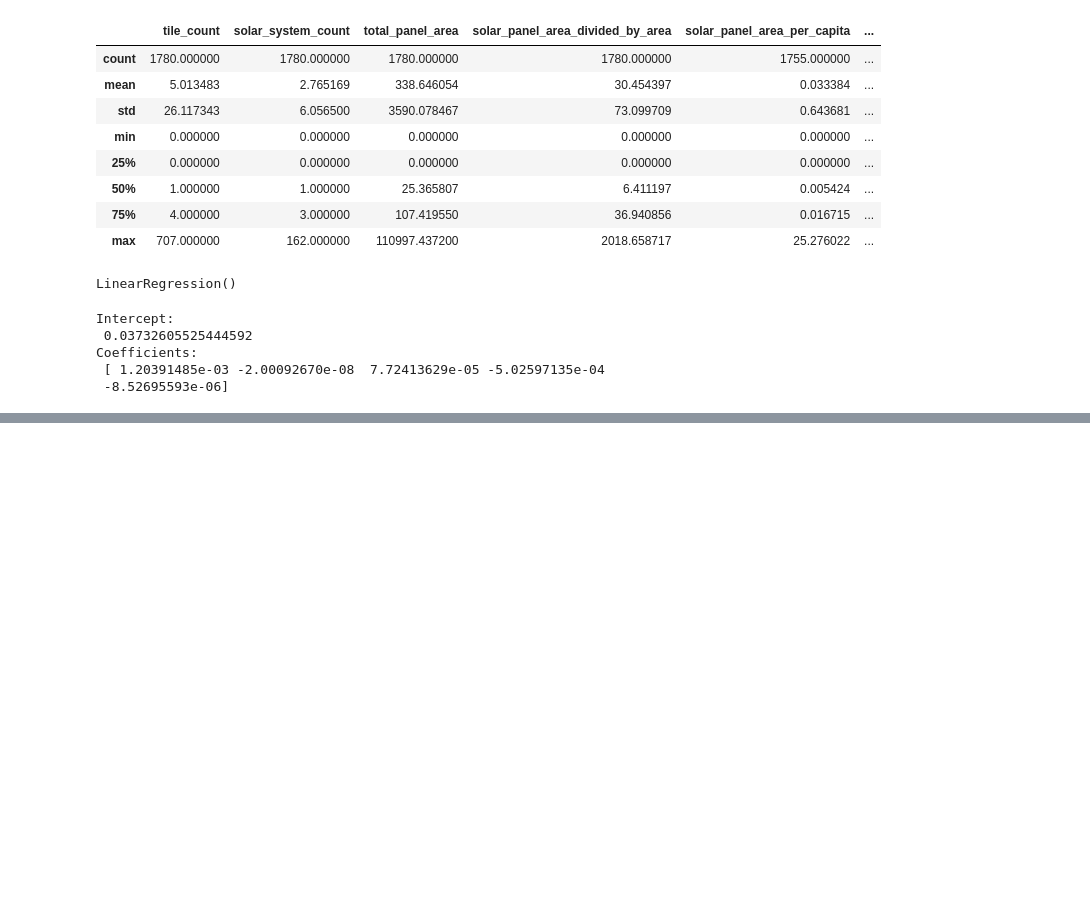
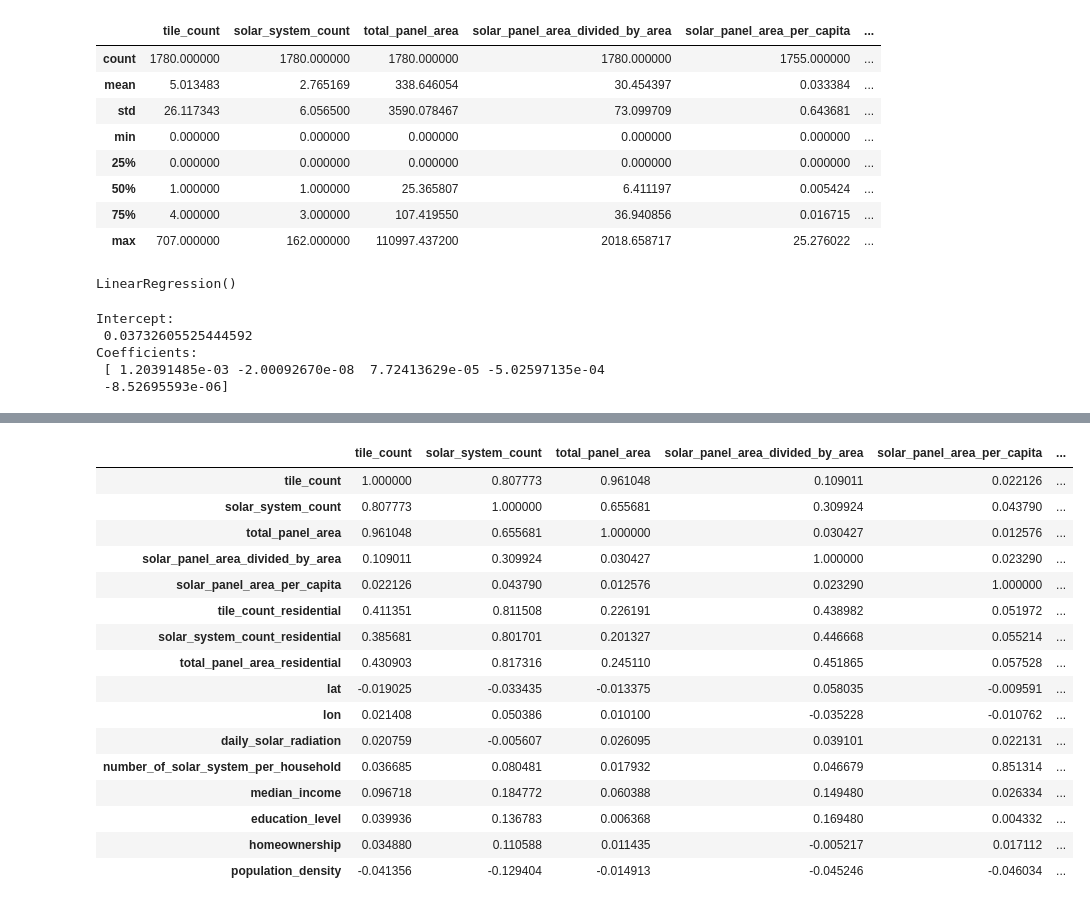
Before and after one commit to eescala2/Sunlight_Radiation_and_Solar_Panels, a Jupyter notebook: preliminary_sqlalchemy_preliminary_regression.ipynb, the cells around one changed output, grey strips where cells are left out. Drawn from its saved outputs; the diff is of its cells as text; code cells hidden in the pictures; blank space fills up the shorter version.

```diff
--- a/preliminary_sqlalchemy_preliminary_regression.ipynb
+++ b/preliminary_sqlalchemy_preliminary_regression.ipynb
@@ -2,7 +2,7 @@
 import psycopg2
 import pandas as pd
 from sqlalchemy import create_engine
-alchemyEngine = create_engine('postgresql+psycopg2://postgres:msuproject@solarmsuproject.cfrh4os4lzss.us-east-1.rds.amazonaws.com:5432/<password>', pool_recycle=3600);
+alchemyEngine = create_engine('postgresql+psycopg2://postgres:msuproject@solarmsuproject.cfrh4os4lzss.us-east-1.rds.amazonaws.com:5432/msuproject', pool_recycle=3600);
 #('postgresql://postgres:msuproject@solarmsuproject.cfrh4os4lzss.us-east-1.rds.amazonaws.com:5432/<password>')
 # %%
 dbConnection=alchemyEngine.connect();
@@ -136,0 +336,21 @@ strong multicollinearity or other numerical problems.
+# %%
+corr_matrix = dataFrame.corr()
+corr_matrix.style.background_gradient(cmap='coolwarm')
+# %% [output]
+|  | tile_count | solar_system_count | total_panel_area | solar_panel_area_divided_by_area | solar_panel_area_per_capita | ... |
+| tile_count | 1.000000 | 0.807773 | 0.961048 | 0.109011 | 0.022126 | ... |
+| solar_system_count | 0.807773 | 1.000000 | 0.655681 | 0.309924 | 0.043790 | ... |
+| total_panel_area | 0.961048 | 0.655681 | 1.000000 | 0.030427 | 0.012576 | ... |
+| solar_panel_area_divided_by_area | 0.109011 | 0.309924 | 0.030427 | 1.000000 | 0.023290 | ... |
+| solar_panel_area_per_capita | 0.022126 | 0.043790 | 0.012576 | 0.023290 | 1.000000 | ... |
+| tile_count_residential | 0.411351 | 0.811508 | 0.226191 | 0.438982 | 0.051972 | ... |
+| solar_system_count_residential | 0.385681 | 0.801701 | 0.201327 | 0.446668 | 0.055214 | ... |
+| total_panel_area_residential | 0.430903 | 0.817316 | 0.245110 | 0.451865 | 0.057528 | ... |
+| lat | -0.019025 | -0.033435 | -0.013375 | 0.058035 | -0.009591 | ... |
+| lon | 0.021408 | 0.050386 | 0.010100 | -0.035228 | -0.010762 | ... |
+| daily_solar_radiation | 0.020759 | -0.005607 | 0.026095 | 0.039101 | 0.022131 | ... |
+| number_of_solar_system_per_household | 0.036685 | 0.080481 | 0.017932 | 0.046679 | 0.851314 | ... |
+| median_income | 0.096718 | 0.184772 | 0.060388 | 0.149480 | 0.026334 | ... |
+| education_level | 0.039936 | 0.136783 | 0.006368 | 0.169480 | 0.004332 | ... |
+| homeownership | 0.034880 | 0.110588 | 0.011435 | -0.005217 | 0.017112 | ... |
+| population_density | -0.041356 | -0.129404 | -0.014913 | -0.045246 | -0.046034 | ... |
```
Also changed, not shown: parts of 22 cells of this notebook.
